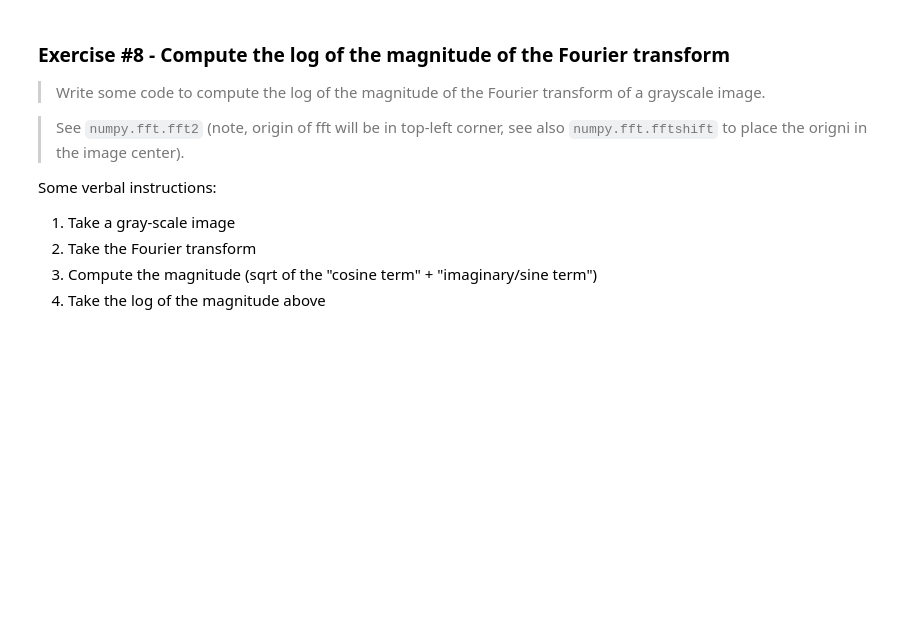
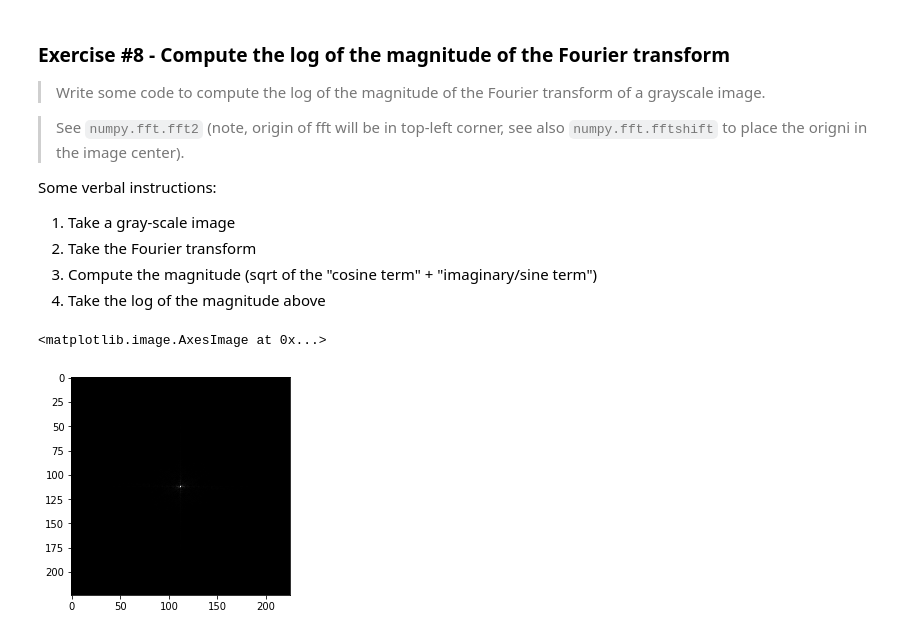
Before and after one commit to TifMoe/computer-vision-course, a Jupyter notebook: notebooks/2-image-filtering.ipynb, the cells around one changed output. Drawn from its saved outputs; the diff is of its cells as text; code cells hidden in the pictures; blank space fills up the shorter version.

```diff
--- a/notebooks/2-image-filtering.ipynb
+++ b/notebooks/2-image-filtering.ipynb
@@ -454,10 +454,16 @@ Some verbal instructions:
 # %%
 import numpy as np
 import matplotlib.pyplot as plt
 from scipy import ndimage
 
 # I'll re-use our einstein image and convert it to a single channel again
 img_raw = 1.0 * plt.imread('../images/einstein.jpeg')
 img = np.average(img_raw, axis=-1)
 
 f = np.fft.fft2(img)
+fshift = np.fft.fftshift(f)
+fmag = np.abs(fshift[:,:])
+plt.imshow(fmag, cmap="gray")
+# %% [output]
+<matplotlib.image.AxesImage at 0x...>
+[figure, added]
```
Also changed, not shown: parts of 6 cells of this notebook.
